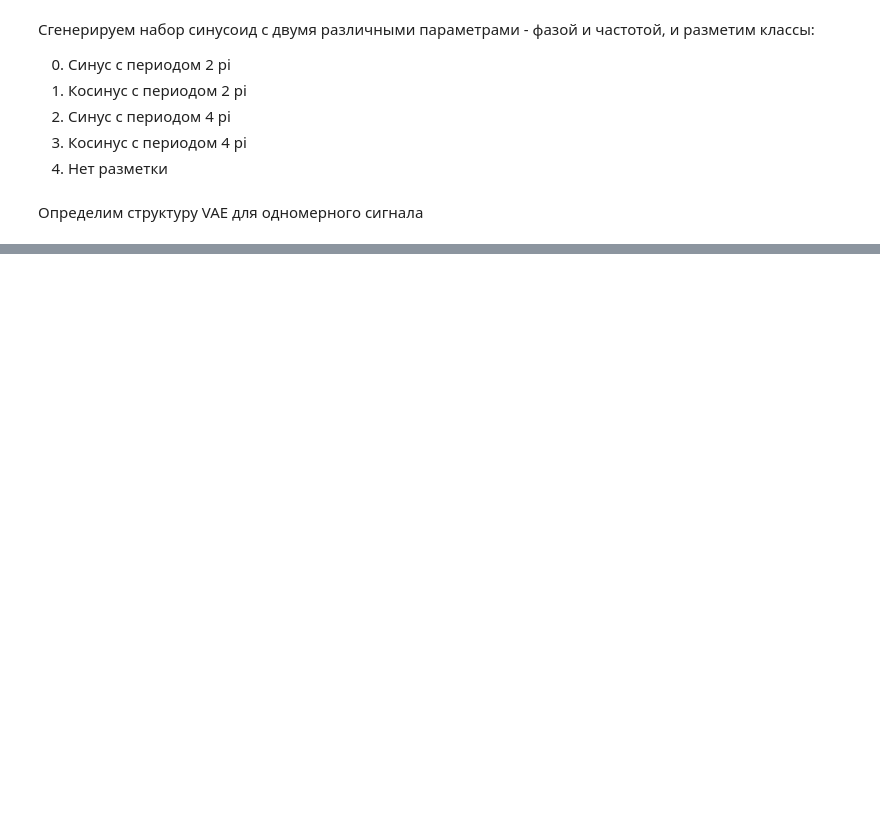
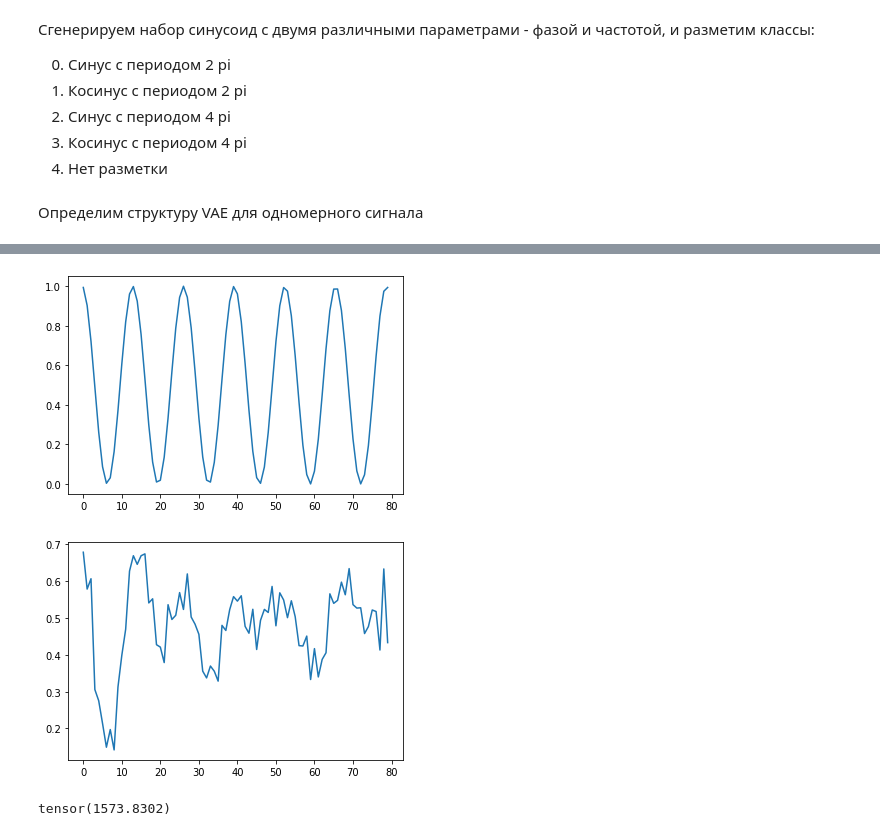
Before and after one commit to kenoma/pytorch-fuzzy, a Jupyter notebook: experiments_habr_sincos.ipynb, the cells around one changed output, grey strips where cells are left out. Saved outputs shown, nothing was run; the diff lists cells and outputs as text; code cells hidden in the pictures; blank space fills up the shorter version.

```diff
--- a/experiments_habr_sincos.ipynb
+++ b/experiments_habr_sincos.ipynb
@@ -162,0 +241,21 @@ torch.Size([10, 80])
+# %%
+model.eval()
+for X, y in train_gen:
+    plt.plot(X[0,0])
+    plt.show()
+    x_hat = model(X)
+    plt.plot(x_hat.detach().numpy()[0,0])
+    plt.show()
+    break
+# %% [output]
+[figure, added]
+[figure, added]
+# %%
+a = torch.randn(10, 1, timeseries_length, device=device)
+b = torch.randn(10, 1, timeseries_length, device=device)
+
+recon_loss = torch.square(a - b)
+srecon_loss = recon_loss.sum(-1).sum(-1)
+srecon_loss.sum()
+# %% [output]
+tensor(1573.8302)
```
Also changed, not shown: parts of 9 cells of this notebook.
